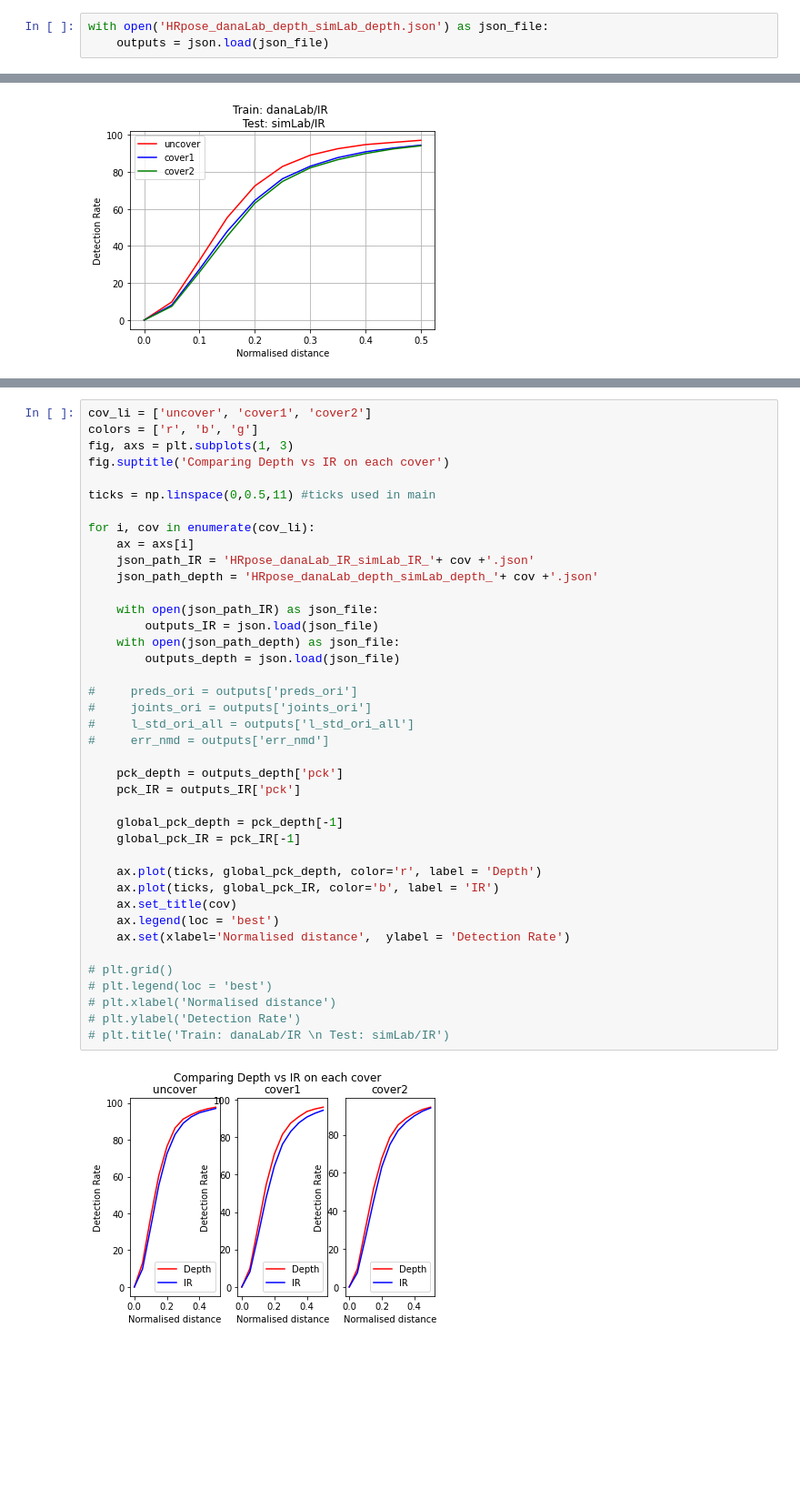
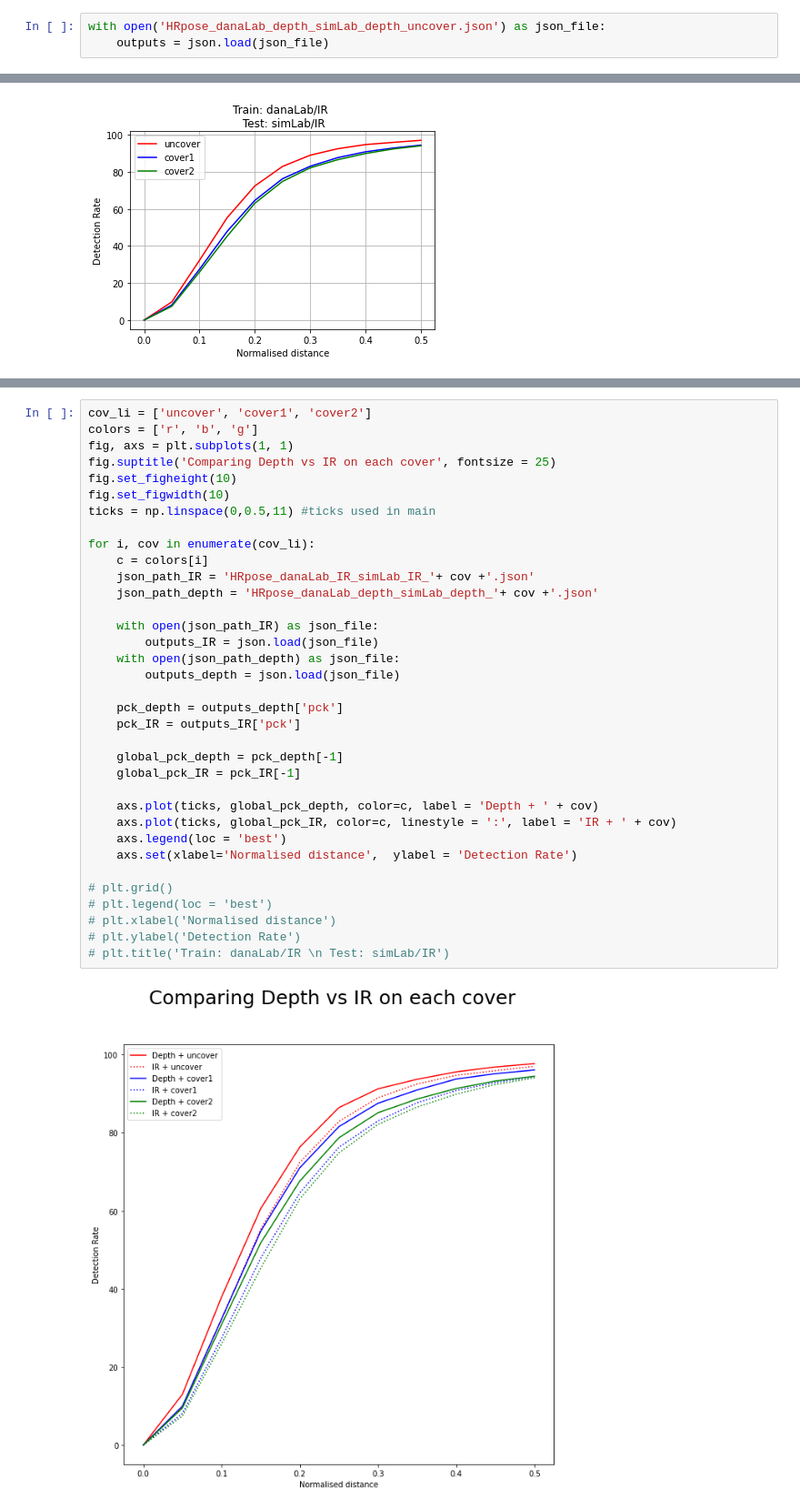
Before and after one commit to olivierdesclaux/SLP-Code, a Jupyter notebook: jsons/jsons-analyser.ipynb, the cells around one changed output, grey strips where cells are left out. Shown at 91% size. Cells and saved outputs as stored; diff of their text form; blank space fills up the shorter version.

Commit message:
Added limb by limb jsons analysis

```diff
--- a/jsons/jsons-analyser.ipynb
+++ b/jsons/jsons-analyser.ipynb
@@ -7,3 +12,3 @@ import matplotlib.pyplot as plt
 # %%
-with open('HRpose_danaLab_depth_simLab_depth.json') as json_file:
+with open('HRpose_danaLab_depth_simLab_depth_uncover.json') as json_file:
     outputs = json.load(json_file)
@@ -147,42 +124,37 @@ Text(0.5, 1.0, 'Train: danaLab/IR \n Test: simLab/IR')
 # %%
 cov_li = ['uncover', 'cover1', 'cover2']
 colors = ['r', 'b', 'g']
-fig, axs = plt.subplots(1, 3)
-fig.suptitle('Comparing Depth vs IR on each cover')
-
+fig, axs = plt.subplots(1, 1)
+fig.suptitle('Comparing Depth vs IR on each cover', fontsize = 25)
+fig.set_figheight(10)
+fig.set_figwidth(10)
 ticks = np.linspace(0,0.5,11) #ticks used in main
 
 for i, cov in enumerate(cov_li):
-    ax = axs[i]
+    c = colors[i]
     json_path_IR = 'HRpose_danaLab_IR_simLab_IR_'+ cov +'.json'
     json_path_depth = 'HRpose_danaLab_depth_simLab_depth_'+ cov +'.json'
 
     with open(json_path_IR) as json_file:
         outputs_IR = json.load(json_file)
     with open(json_path_depth) as json_file:
         outputs_depth = json.load(json_file)
 
-#     preds_ori = outputs['preds_ori']
-#     joints_ori = outputs['joints_ori']
-#     l_std_ori_all = outputs['l_std_ori_all']
-#     err_nmd = outputs['err_nmd']
-
     pck_depth = outputs_depth['pck']
     pck_IR = outputs_IR['pck']
 
     global_pck_depth = pck_depth[-1]
     global_pck_IR = pck_IR[-1]
 
-    ax.plot(ticks, global_pck_depth, color='r', label = 'Depth')
-    ax.plot(ticks, global_pck_IR, color='b', label = 'IR')
-    ax.set_title(cov)
-    ax.legend(loc = 'best')
-    ax.set(xlabel='Normalised distance',  ylabel = 'Detection Rate')
+    axs.plot(ticks, global_pck_depth, color=c, label = 'Depth + ' + cov)
+    axs.plot(ticks, global_pck_IR, color=c, linestyle = ':', label = 'IR + ' + cov)
+    axs.legend(loc = 'best')
+    axs.set(xlabel='Normalised distance',  ylabel = 'Detection Rate')
 
 # plt.grid()
 # plt.legend(loc = 'best')
 # plt.xlabel('Normalised distance')
 # plt.ylabel('Detection Rate')
 # plt.title('Train: danaLab/IR \n Test: simLab/IR')
 # %% [output]
-[figure, old version]
+[figure, new version]
```
Also changed, not shown: parts of 37 cells of this notebook.
